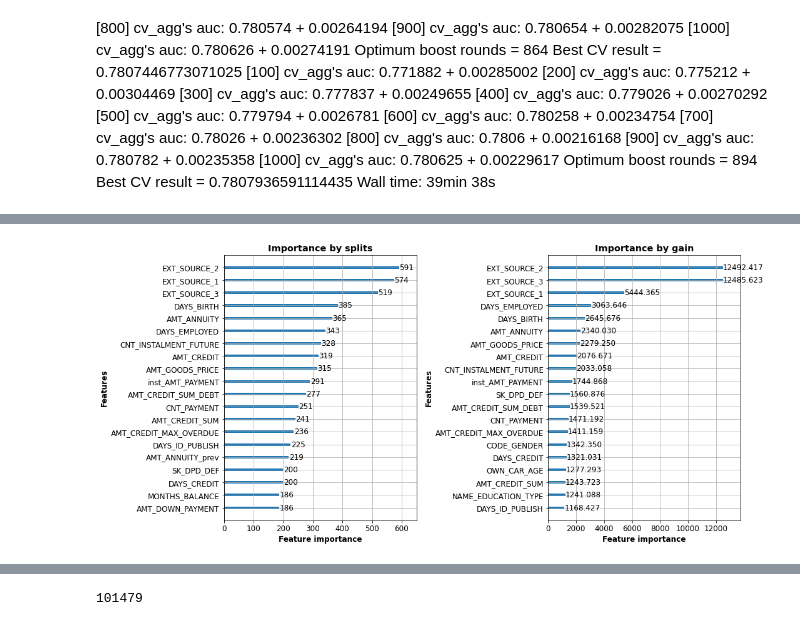
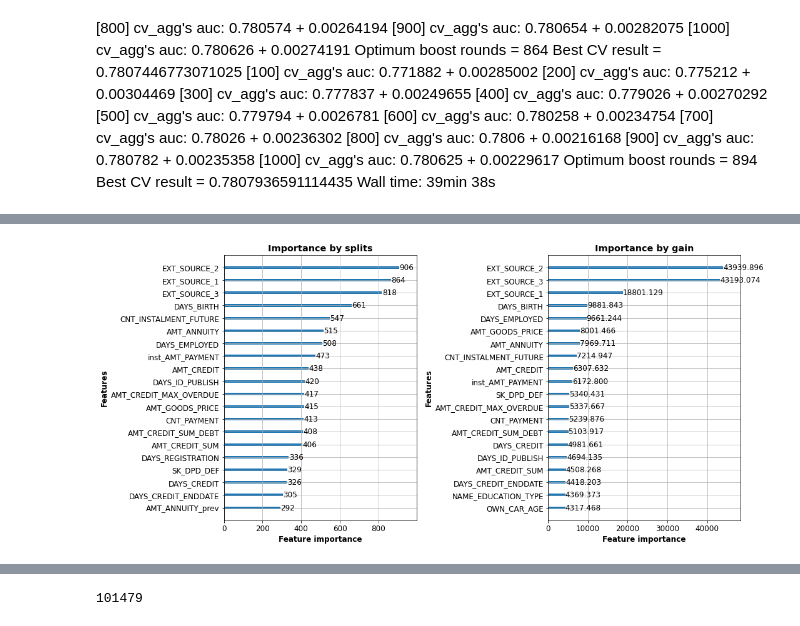
Before and after one commit to sunktoteca/OC-Parcours-DS-P7, a Jupyter notebook: modelisation/scoring - modelisation.ipynb, the cells around one changed output, grey strips where cells are left out. Drawn from its saved outputs; the diff is of its cells as text; code cells hidden in the pictures.

```diff
--- a/modelisation/scoring - modelisation.ipynb
+++ b/modelisation/scoring - modelisation.ipynb
@@ -883,11 +847,16 @@ eval_fonct_param2 = 0
 %%time
 
 res = pd.DataFrame(columns=["a", "g", "round", "metric"])
+# for a in np.linspace(0.6, 0.9, 4):
+#     for g in np.linspace(0.6, 1.4, 9):
 # for a in [0.25, 0.5, 0.75]:
 #     for g in [0.5,1,1.5, 2]:
-for a in [0.75]:
-    for g in [0.5]:
-        obj_fonct = lambda x,y: focal_loss_lgb(x, y, alpha=a, gamma=g)
+# for a in [0.75]:
+#     for g in [2]:
+for a in [0.25]:
+    for g in [2]:
+#         obj_fonct = lambda x,y: focal_loss_lgb(x, y, alpha=a, gamma=g)
+#         eval_fonct = lambda x,y: focal_loss_lgb_eval_error(x, y, alpha=a, gamma=g)
 #         obj_fonct = focal_binary_object
         print(f"Heure de début : {str(datetime.now())}")
 
@@ -924,16 +893,25 @@ for a in [0.75]:
                      nfold=5,
                      num_boost_round=1000,
         #                          early_stopping_rounds=100,
-                     verbose_eval=50,
+                     verbose_eval=100,
                      feval = eval_fonct,
-                     fobj = obj_fonct
+#                      fobj = obj_fonct
         #              metrics=['auc']
                             )
-
-        optimum_boost_rounds = np.argmax(cv_results[eval_fonct_str +'-mean'][1:])
+# Si on veut sélectionner le plus grand
+        optimum_boost_rounds = np.argmax(cv_results[eval_fonct_str +'-mean'])
         print(f"parameters = alpha : {a}, gamma = {g}")
         print('Optimum boost rounds = {}'.format(optimum_boost_rounds))
-        best = np.max(cv_results[eval_fonct_str + '-mean'][1:])
+        best = np.max(cv_results[eval_fonct_str + '-mean'])
         print('Best CV result = {}'.format(best))
         res.loc[len(res)]=[a, g, optimum_boost_rounds, best]
+
+# # Si on veut sélectionne le plus petit
+#         optimum_boost_rounds = np.argmin(cv_results[eval_fonct_str +'-mean'])
+#         print(f"parameters = alpha : {a}, gamma = {g}")
+#         print('Optimum boost rounds = {}'.format(optimum_boost_rounds))
+#         best = np.min(cv_results[eval_fonct_str + '-mean'])
+#         print('Best CV result = {}'.format(best))
+#         res.loc[len(res)]=[a, g, optimum_boost_rounds, best]
+print("the end")
 # %% [output]
@@ -1194,7 +1219,7 @@ clf = lgbm.train(train_set=lgbm_train,
 #                  evals_result=evals_result,
 #                  verbose_eval=50,
                  feval=eval_fonct,
-                   fobj = obj_fonct,
+#                    fobj = obj_fonct,
                  num_boost_round=optimum_boost_rounds)
 
 # clf.params['objective'] = 'probability'
@@ -1209,7 +1234,8 @@ contrib = clf.predict(X_test, pred_contrib =True)
 # Je ne sais pas si celle que j'avais mise dans la validation croisée est prise en compte. Je pense que cela n'a pas
 # d'importance pûiqu'on choisit le seuil ensuite
 y_raw = clf.predict(X_test, raw_score = True)
-y_pred = 1/(1+np.exp(-y_raw))
+# y_pred = 1/(1+np.exp(-y_raw))
+y_pred = clf.predict(X_test, raw_score = False)
 
 fig, (ax, ax1) = plt.subplots(1, 2, figsize=[15, 7])
 # doc sur les paramètres de lgbm.plot_importance
@@ -1227,4 +1253,4 @@ Wall time: 2min 31s
-[figure, old version]
+[figure, new version]
 # %%
 y_raw
 # %% [output]
```
Also changed, not shown: parts of 73 cells of this notebook.
